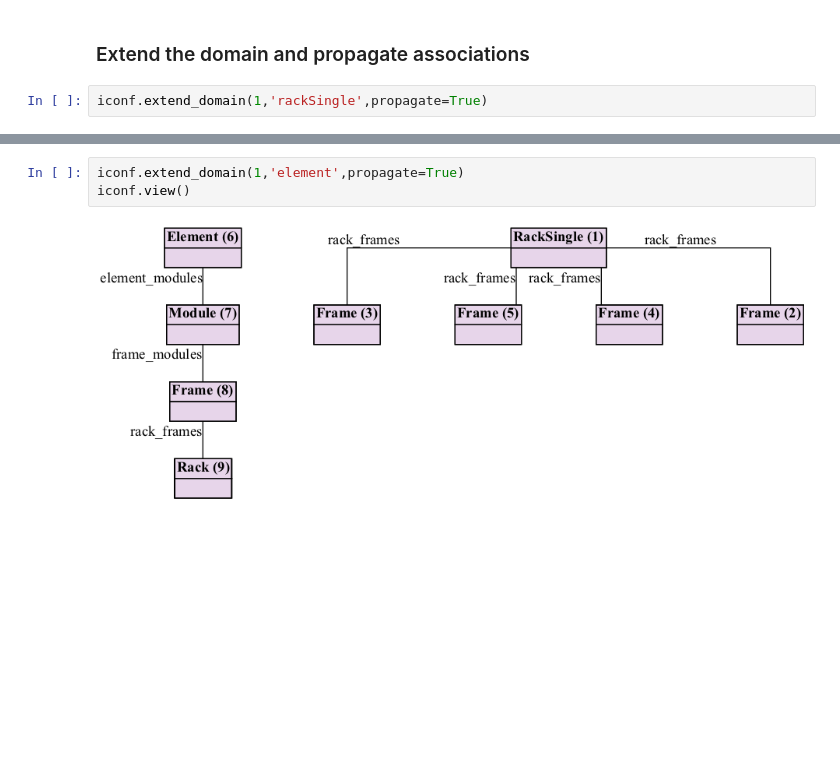
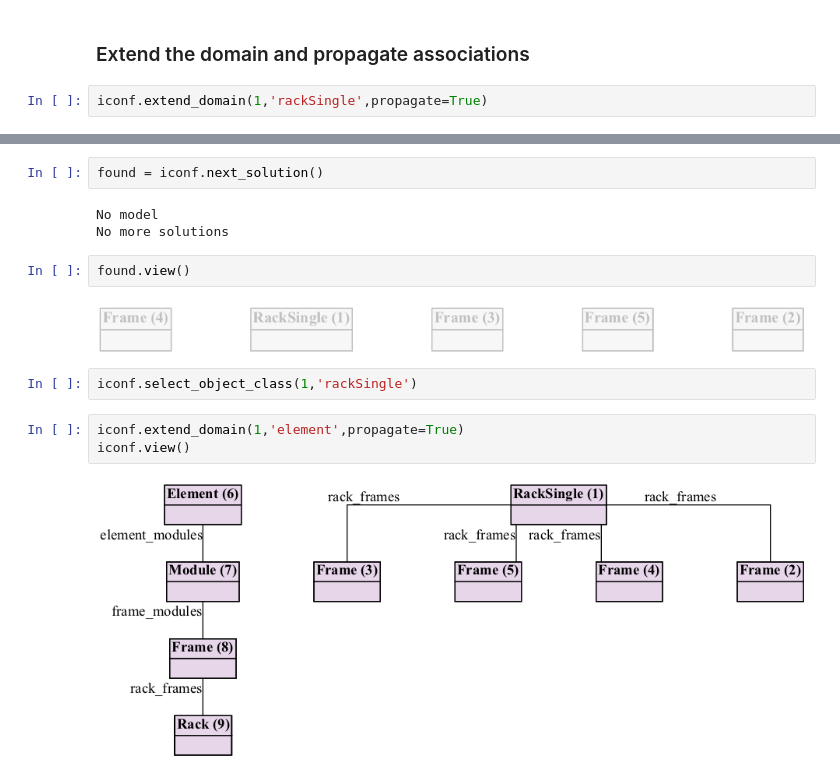
Before and after one commit to siemens/OOASP, a Jupyter notebook: asp_interactive_configuration/usage/Interactive.ipynb, the cells around one changed output, grey strips where cells are left out. Saved outputs shown, nothing was run; the diff lists cells and outputs as text; blank space fills up the shorter version.

```diff
--- a/asp_interactive_configuration/usage/Interactive.ipynb
+++ b/asp_interactive_configuration/usage/Interactive.ipynb
@@ -103,3 +122,14 @@ KeyboardInterrupt:
+# %%
+found = iconf.next_solution()
+# %% [output]
+No model
+No more solutions
+# %%
+found.view()
+# %% [output]
+[figure, added]
+# %%
+iconf.select_object_class(1,'rackSingle')
 # %%
 iconf.extend_domain(1,'element',propagate=True)
 iconf.view()
```
Also changed, not shown: parts of 12 cells of this notebook, 18 other files.
